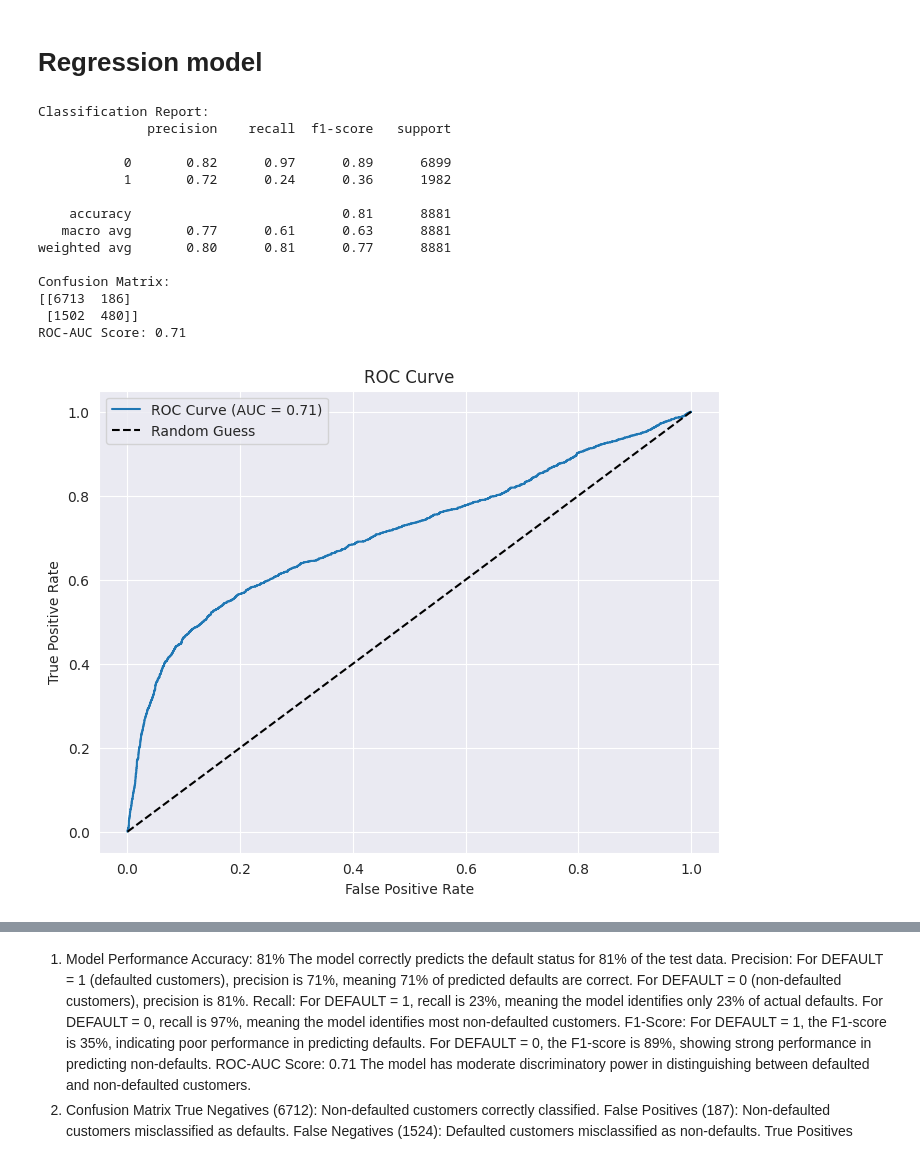
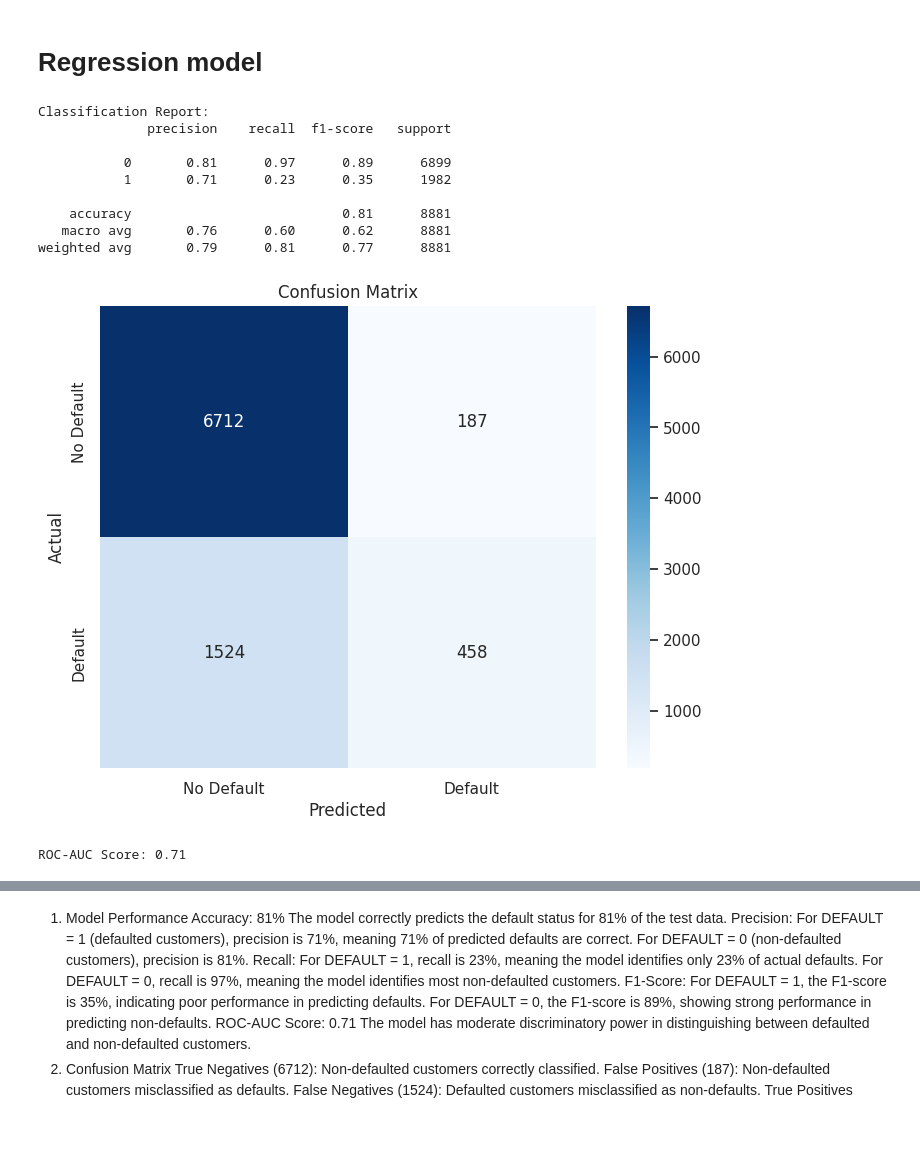
Before and after one commit to camster811/CreditDefaultDS, a Jupyter notebook: default_report.ipynb, the cells around one changed output, grey strips where cells are left out. Drawn from its saved outputs; the diff is of its cells as text; code cells hidden in the pictures; blank space fills up the shorter version.

```diff
--- a/default_report.ipynb
+++ b/default_report.ipynb
@@ -372,43 +271,58 @@ model.fit(X_train, y_train)
 
 # Evaluate the model
 y_pred = model.predict(X_test)
 y_pred_proba = model.predict_proba(X_test)[:, 1]
 
+# Plot feature importance
+coefficients = pd.DataFrame({
+    'Feature': features,
+    'Coefficient': model.coef_[0]
+}).sort_values(by='Coefficient', ascending=False)
+
+plt.figure(figsize=(10, 6))
+sns.barplot(x='Coefficient', y='Feature', data=coefficients, palette='coolwarm')
+plt.title('Feature Importance (Logistic Regression Coefficients)')
+plt.xlabel('Coefficient Value')
+plt.ylabel('Feature')
+plt.axvline(0, color='black', linestyle='--', linewidth=1)
+plt.show()
+
 # Print classification report
 print("Classification Report:")
 print(classification_report(y_test, y_pred))
 
-# Confusion matrix
-print("Confusion Matrix:")
-print(confusion_matrix(y_test, y_pred))
+# Confusion matrix heatmap
+cm = confusion_matrix(y_test, y_pred)
+plt.figure(figsize=(8, 6))
+sns.heatmap(cm, annot=True, fmt='d', cmap='Blues', xticklabels=['No Default', 'Default'], yticklabels=['No Default', 'Default'])
+plt.title('Confusion Matrix')
+plt.xlabel('Predicted')
+plt.ylabel('Actual')
+plt.show()
 
 # ROC-AUC Score
 roc_auc = roc_auc_score(y_test, y_pred_proba)
 print(f"ROC-AUC Score: {roc_auc:.2f}")
 
 # Plot ROC Curve
 fpr, tpr, thresholds = roc_curve(y_test, y_pred_proba)
 plt.figure(figsize=(8, 6))
 plt.plot(fpr, tpr, label=f"ROC Curve (AUC = {roc_auc:.2f})")
 plt.plot([0, 1], [0, 1], 'k--', label="Random Guess")
 plt.xlabel("False Positive Rate")
 plt.ylabel("True Positive Rate")
 plt.title("ROC Curve")
 plt.legend()
 plt.show()
 # %% [output]
 Classification Report:
               precision    recall  f1-score   support
 
-           0       0.82      0.97      0.89      6899
-           1       0.72      0.24      0.36      1982
+           0       0.81      0.97      0.89      6899
+           1       0.71      0.23      0.35      1982
 
     accuracy                           0.81      8881
-   macro avg       0.77      0.61      0.63      8881
-weighted avg       0.80      0.81      0.77      8881
-
-Confusion Matrix:
-[[6713  186]
- [1502  480]]
-ROC-AUC Score: 0.71
+   macro avg       0.76      0.60      0.62      8881
+weighted avg       0.79      0.81      0.77      8881
-[figure, old version]
+[figure, new version]
+ROC-AUC Score: 0.71
```
Also changed, not shown: parts of 6 cells of this notebook.
